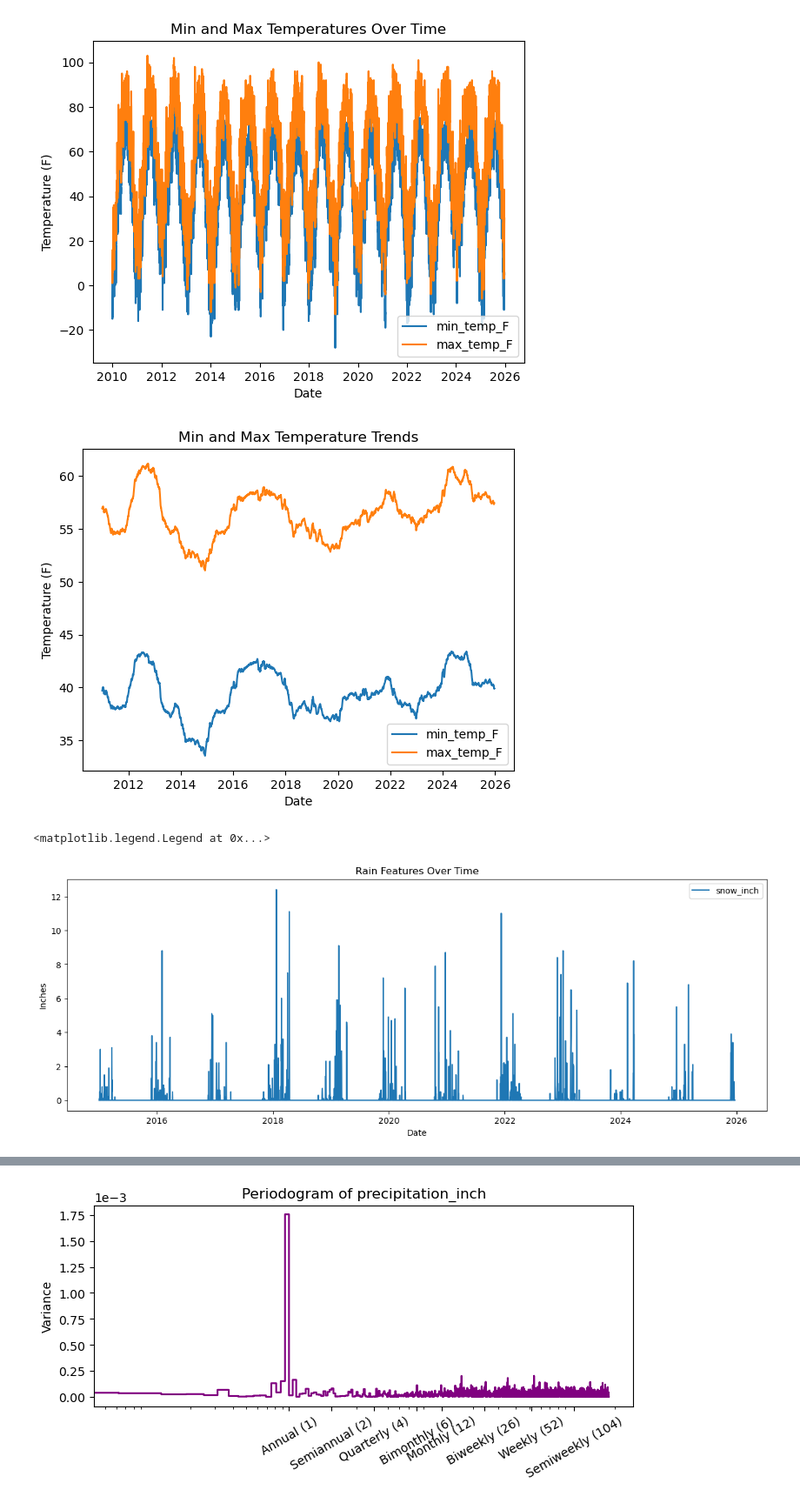
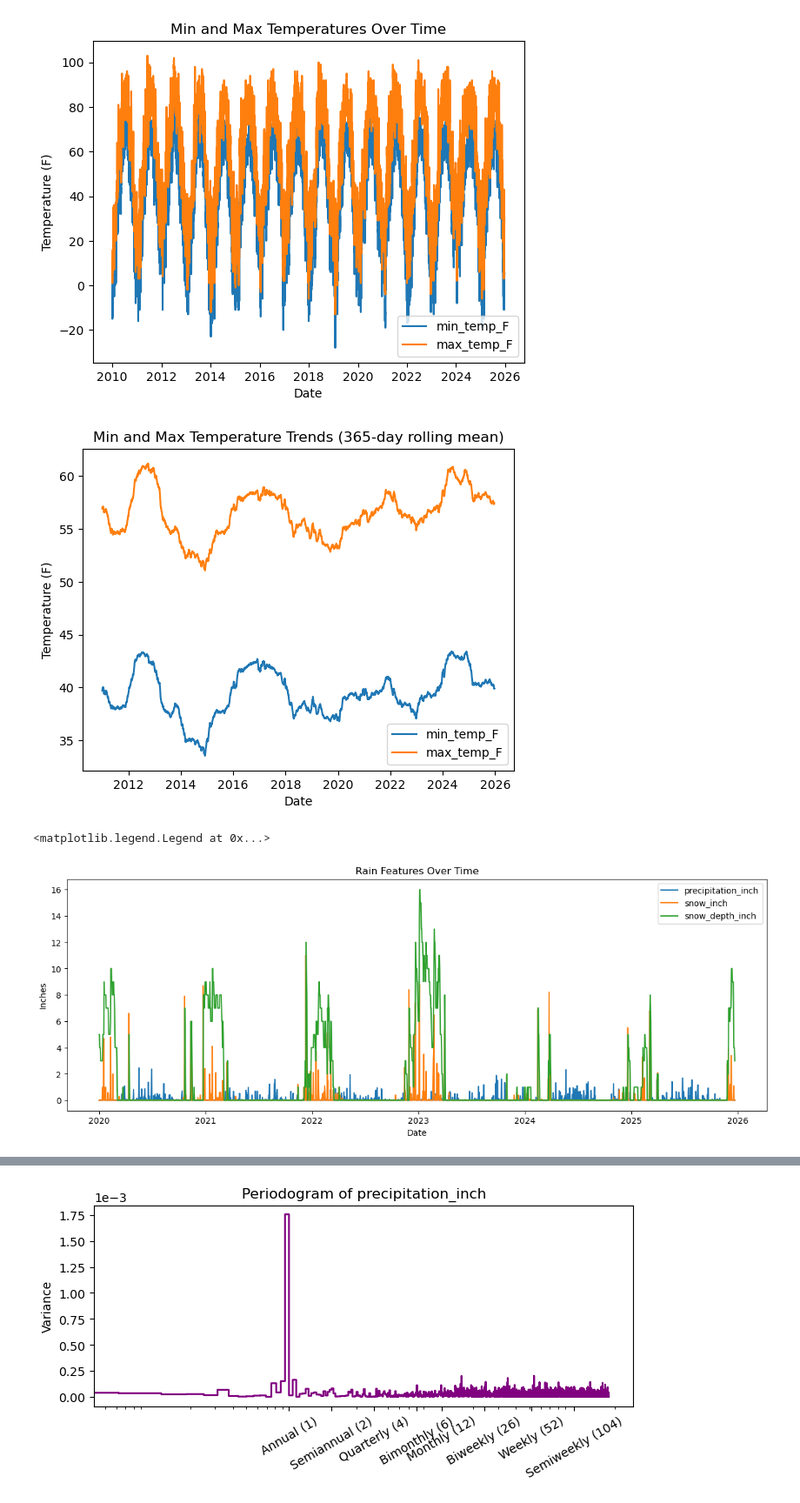
Before and after one commit to Mikael-Lenander/weather-prediction, a Jupyter notebook: predict_ml.ipynb, the cells around one changed output, grey strips where cells are left out. Shown at 87% size. Drawn from its saved outputs; the diff is of its cells as text; code cells hidden in the pictures.

```diff
--- a/weather_prediciton.ipynb
+++ b/predict_ml.ipynb
@@ -44,12 +47,8 @@ DROPPED_FEATURES
 # %% [output]
 ['date', 'min_temp_F']
 # %%
-def load_data(train_set=TRAIN_SET):
-    train_df_files = {
-        "basic": "data/train.csv",
-        "extended": "data/train_extended.csv"
-    }
-    full_train_df = pd.read_csv(train_df_files[train_set])
+def load_data():
+    full_train_df = pd.read_csv("data/train.csv")
     test_df = pd.read_csv("data/test.csv")
     return full_train_df, test_df
 
@@ -131,23 +111,22 @@ for col in ['min_temp_F', 'max_temp_F']:
 fig, ax = plt.subplots()
 ax.plot('date', 'min_temp_F', data=smoothed_temp)
 ax.plot('date', 'max_temp_F', data=smoothed_temp)
-ax.set_title('Min and Max Temperature Trends');
+ax.set_title('Min and Max Temperature Trends (365-day rolling mean)');
 ax.set_xlabel('Date')
 ax.set_ylabel('Temperature (F)')
 ax.legend();
 # %% [output]
-[figure, old version]
+[figure, new version]
 # %%
-date_range = ("2015-01-01", "2025-12-31")
+date_range = ("2020-01-01", "2025-12-31")
 fig, ax = plt.subplots()
 fig.set_size_inches(15, 5)
-rain_features = ['snow_inch']
-for feature in rain_features:
+for feature in rain_cols:
     ax.plot('date', feature, data=full_train_df[(full_train_df['date'] >= date_range[0]) & (full_train_df['date'] <= date_range[1])], label=feature)
 ax.set_title('Rain Features Over Time');
 ax.set_xlabel('Date')
 ax.set_ylabel('Inches')
 ax.legend()
 # %% [output]
 <matplotlib.legend.Legend at 0x...>
-[figure, old version]
+[figure, new version]
```
Also changed, not shown: parts of 23 cells of this notebook, 1 other file.
